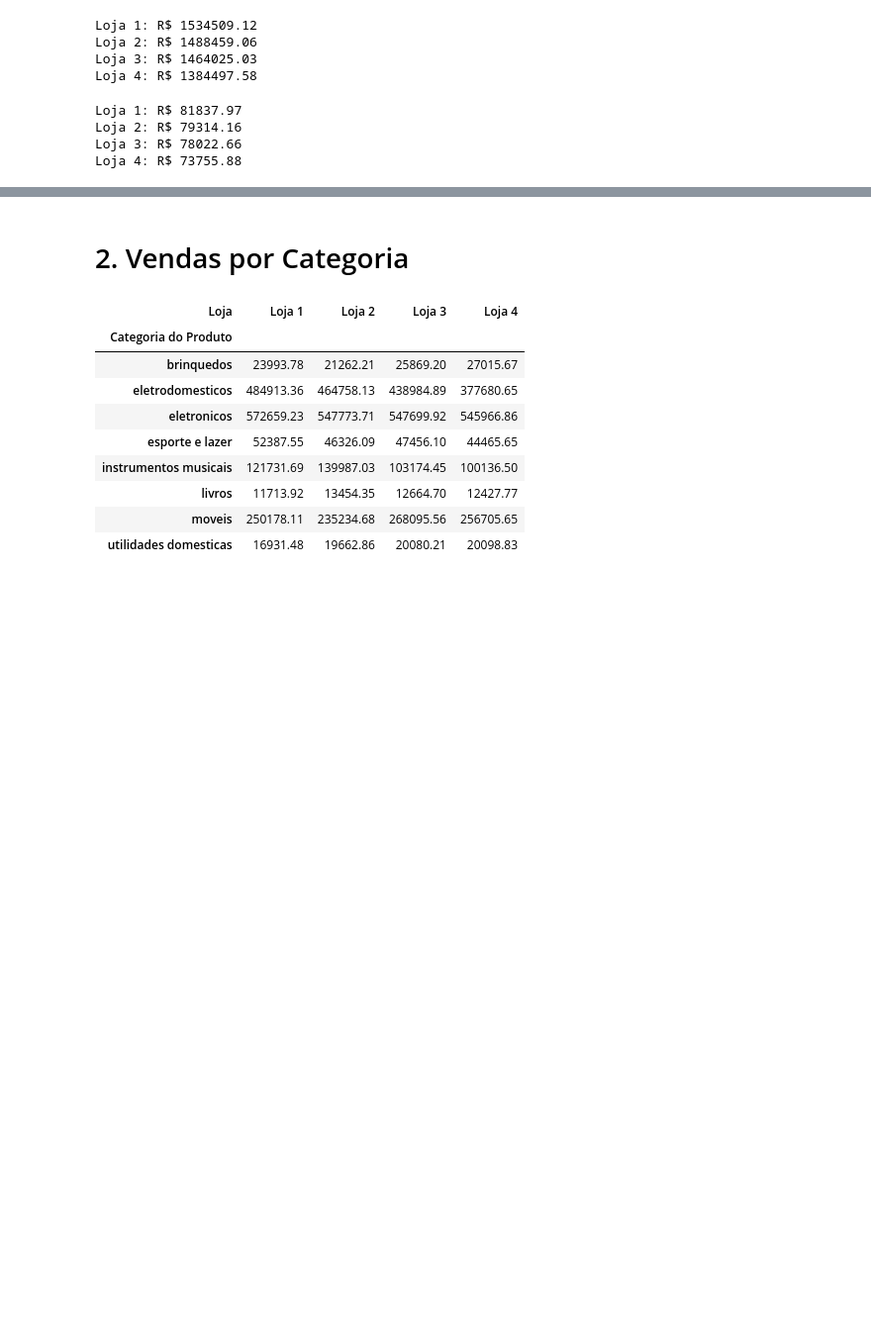
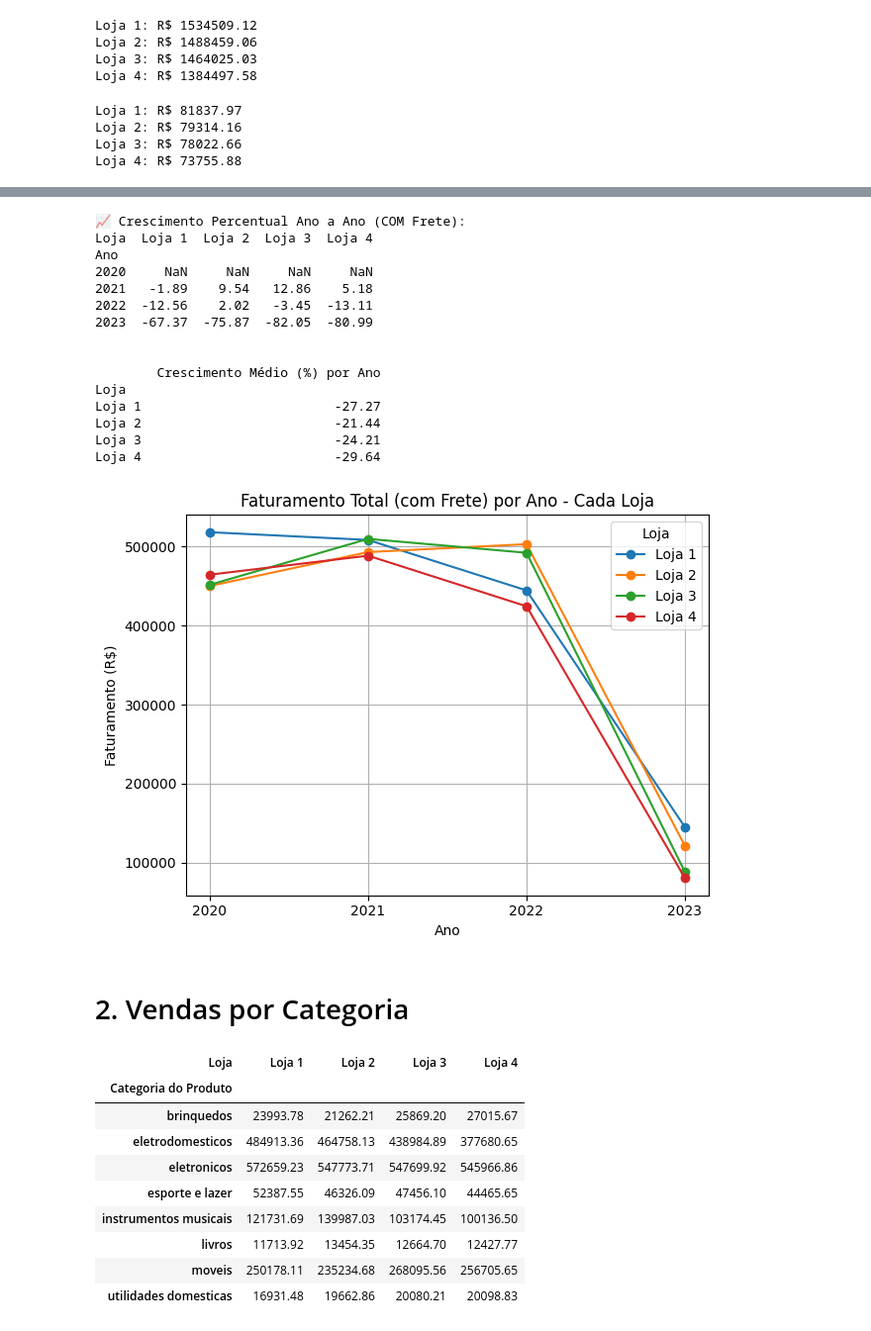
Before and after one commit to Flavio-AzL/challenge-alura-store, a Jupyter notebook: AluraStoreBr.ipynb, the cells around one changed output, grey strips where cells are left out. Shown at 99% size. Saved outputs shown, nothing was run; the diff lists cells and outputs as text; code cells hidden in the pictures; blank space fills up the shorter version.

Commit message:
Ajuste Frete + Inclusao de codigos de analise (item 3 e 4)

```diff
--- a/AluraStoreBr.ipynb
+++ b/AluraStoreBr.ipynb
@@ -138,3 +139,51 @@ dtype: float64
+# %%
+import matplotlib.pyplot as plt
+import seaborn as sns
+
+# Remove a linha 'Total Loja' para calcular crescimento apenas entre anos reais
+pivot_com_frete_sem_total = pivot_com_frete.drop(index='Total Loja')
+
+# Garante que o índice seja inteiro para ordenação correta
+pivot_com_frete_sem_total.index = pivot_com_frete_sem_total.index.astype(int)
+
+# Calcula a taxa de crescimento percentual ano a ano
+print('📈 Crescimento Percentual Ano a Ano (COM Frete):')
+crescimento_pct = pivot_com_frete_sem_total.pct_change().round(4) * 100
+print(crescimento_pct)
+print('\n')
+
+# Calcula a média de crescimento por loja
+media_crescimento = crescimento_pct.mean().round(2)
+media_crescimento_df = pd.DataFrame(media_crescimento, columns=['Crescimento Médio (%) por Ano'])
+print(media_crescimento_df)
+print('\n')
+
+# Gráfico de linha do faturamento com frete por ano
+pivot_com_frete_sem_total.plot(marker='o')
+plt.title('Faturamento Total (com Frete) por Ano - Cada Loja')
+plt.ylabel('Faturamento (R$)')
+plt.xlabel('Ano')
+plt.xticks(pivot_com_frete_sem_total.index)
+plt.grid(True)
+plt.tight_layout()
+plt.show()
+# %% [output]
+📈 Crescimento Percentual Ano a Ano (COM Frete):
+Loja  Loja 1  Loja 2  Loja 3  Loja 4
+Ano
+2020     NaN     NaN     NaN     NaN
+2021   -1.89    9.54   12.86    5.18
+2022  -12.56    2.02   -3.45  -13.11
+2023  -67.37  -75.87  -82.05  -80.99
+
+
+        Crescimento Médio (%) por Ano
+Loja
+Loja 1                         -27.27
+Loja 2                         -21.44
+Loja 3                         -24.21
+Loja 4                         -29.64
+[figure, added]
 # %% [markdown]
 # 2. Vendas por Categoria
 # %%
```
Also changed, not shown: parts of 5 cells of this notebook.
